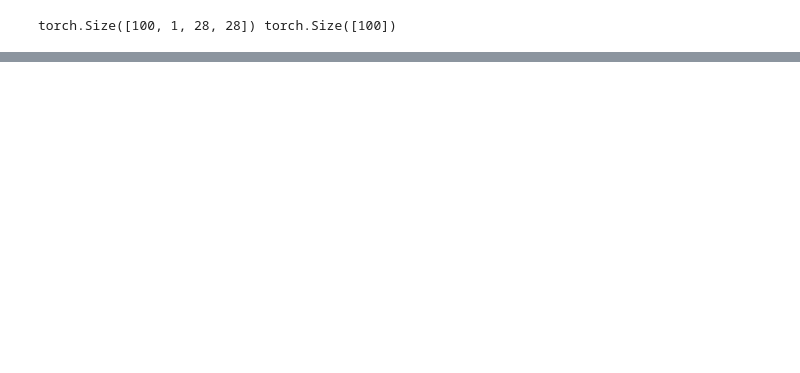
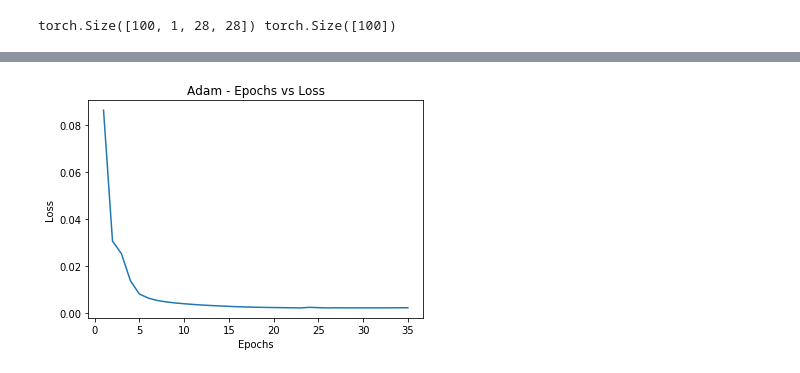
Before and after one commit to chhanganivarun/smai-assignments, a Jupyter notebook: 03/Question2.ipynb, the cells around one changed output, grey strips where cells are left out. Drawn from its saved outputs; the diff is of its cells as text; code cells hidden in the pictures; blank space fills up the shorter version.

```diff
--- a/03/Question2.ipynb
+++ b/03/Question2.ipynb
@@ -98,0 +167,10 @@ model = AutoEncoder().to(device)
+# %%
+model = AutoEncoder(hidden_channels=10).to(device)
+criterion = nn.MSELoss()
+optimizer = optim.Adam(model.parameters(),lr= 0.0001,weight_decay=1e-5)
+scheduler = optim.lr_scheduler.MultiStepLR(optimizer, milestones=[25,30],gamma=0.1)
+epochs = 35
+losses,_ = train(model, optimizer, scheduler, epochs)
+test_loss, _ = test(model)
+loss_dict['Adam'] = test_loss
+print('Train Loss: {}. Test Loss: {}'.format(losses[-1],test_loss))
@@ -98,0 +179,8 @@ model = AutoEncoder().to(device)
+# %%
+plt.plot(np.arange(1,epochs+1),losses)
+plt.title('Adam - Epochs vs Loss')
+plt.xlabel('Epochs')
+plt.ylabel('Loss')
+plt.show()
+# %% [output]
+[figure, added]
```
Also changed, not shown: parts of 35 cells of this notebook, 1 other file.
